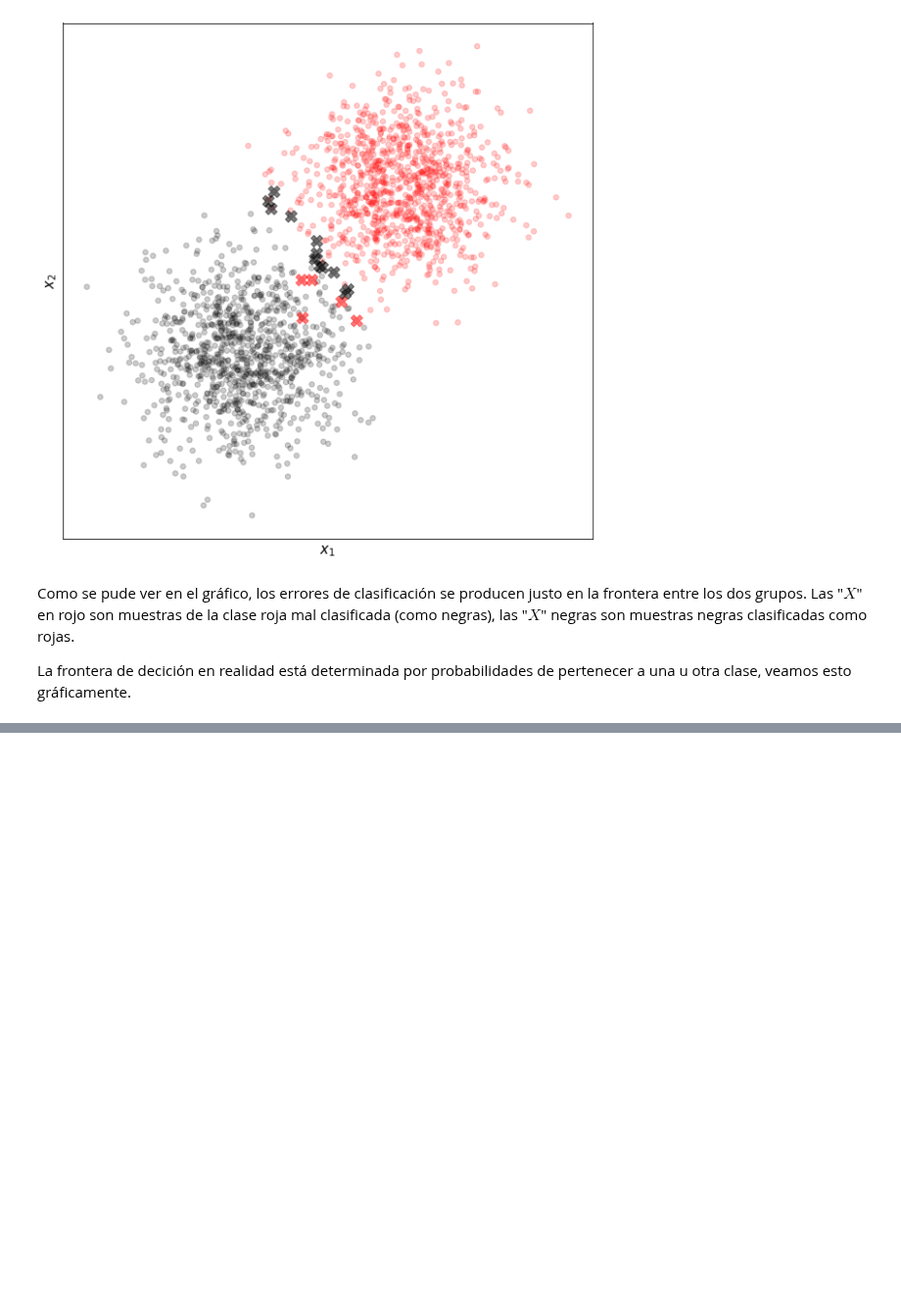
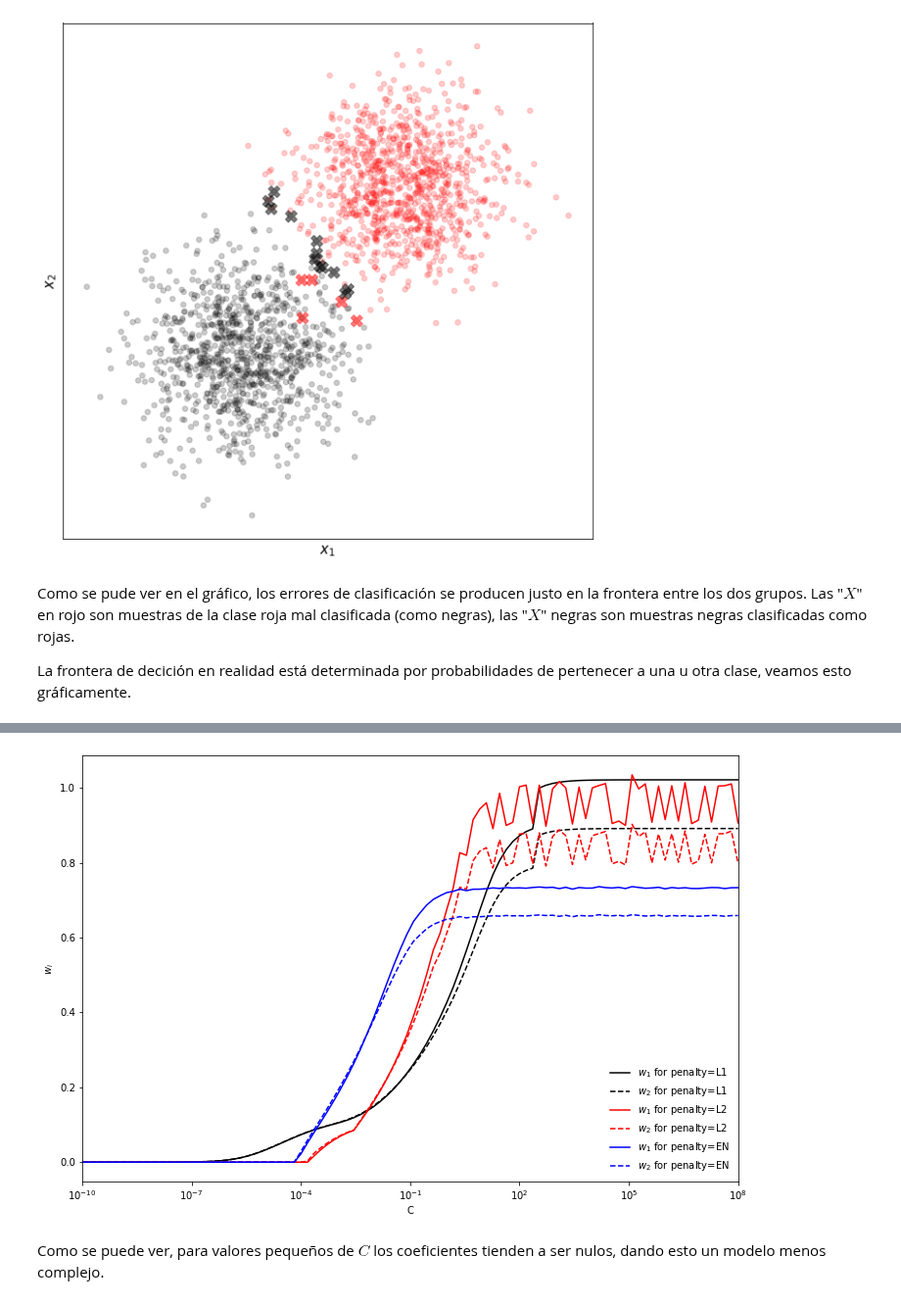
Before and after one commit to hplbrayan/Un-curso-de-Machine-Learning, a Jupyter notebook: 07_ML_Modelos_de_Regresion/N2_Classification_models.ipynb, the cells around one changed output, grey strips where cells are left out. Shown at 98% size. Cells and saved outputs as stored; diff of their text form; code cells hidden in the pictures; blank space fills up the shorter version.

```diff
--- a/07_ML_Modelos_de_Regresion/N2_Classification_models.ipynb
+++ b/07_ML_Modelos_de_Regresion/N2_Classification_models.ipynb
@@ -226,0 +288,31 @@ plt.show()
+# %%
+# plot
+fig, ax = plt.subplots(figsize=(12,8))
+
+i=0
+inf_plot = [["$w_1$", "L1", "black", "-"],
+            ["$w_2$", "L1", "black", "--"],
+            ["$w_1$", "L2", "red", "-"],
+            ["$w_2$", "L2", "red", "--"],
+            ["$w_1$", "EN", "blue", "-"],
+            ["$w_2$", "EN", "blue", "--"]]
+
+for curves_i in coefs_logr_blobs_l1, coefs_logr_blobs_l2, coefs_logr_blobs_en:
+    for coefs in curves_i.T:
+        ax.plot(Cs, coefs,
+                color=inf_plot[i][2],
+                label=f"{inf_plot[i][0]} for penalty={inf_plot[i][1]}", linestyle=inf_plot[i][3])
+        i+=1
+
+
+ax.set_xlim(min(Cs), max(Cs))
+ax.set_xlabel("C")
+ax.set_ylabel(f"$w_i$")
+ax.set_xscale("log")
+
+plt.legend(frameon=False, ncol=1, loc="lower right")
+plt.show()
+# %% [output]
+[figure, added]
+# %% [markdown]
+Como se puede ver, para valores pequeños de $C$ los coeficientes tienden a ser nulos, dando esto un modelo menos complejo.
```
Also changed, not shown: parts of 25 cells of this notebook, 1 other file.
